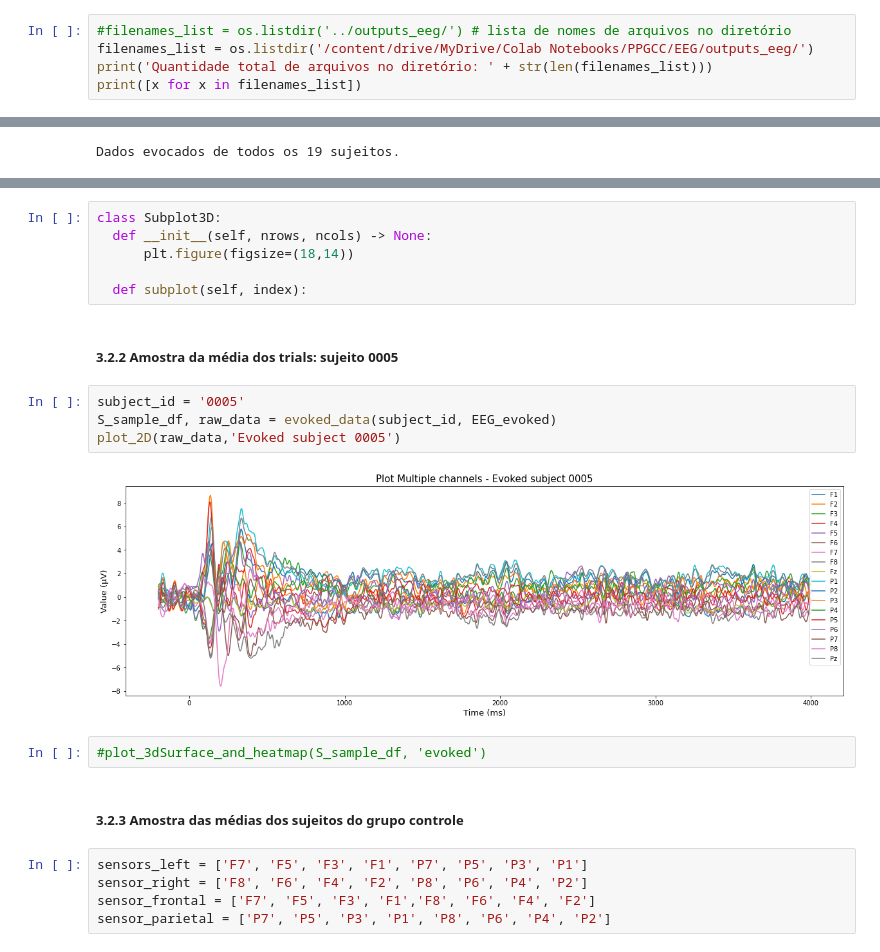
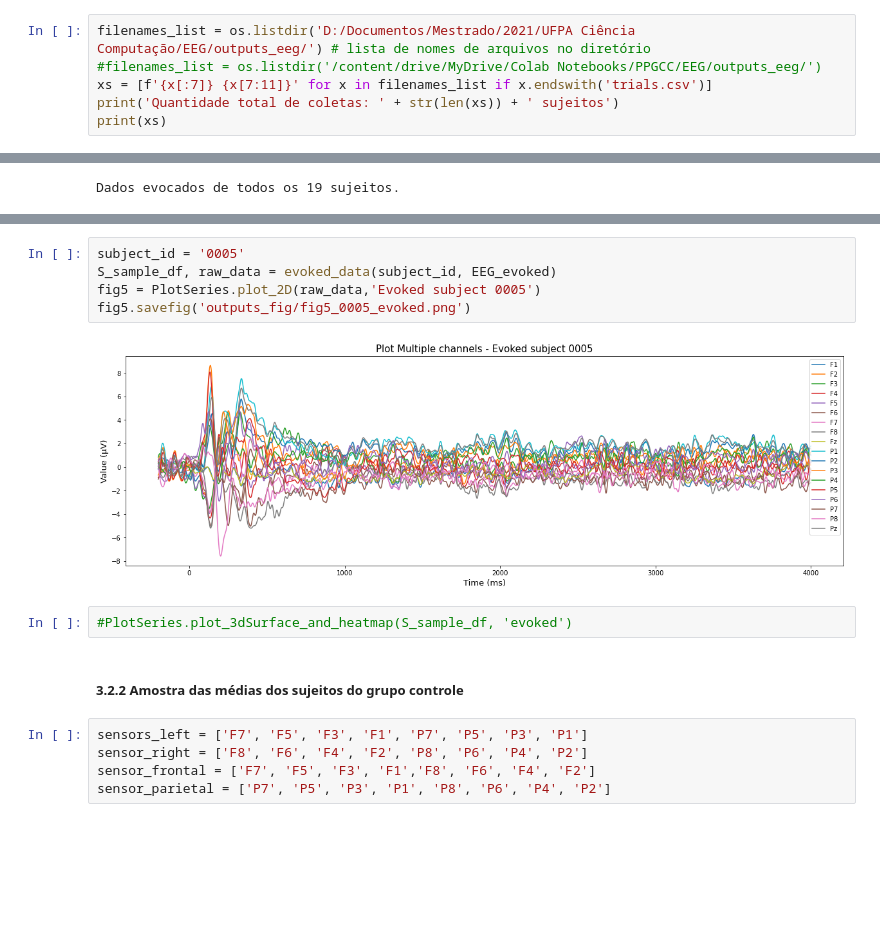
Before and after one commit to abner-lucas/EEG-Time-Series-Prediction, a Jupyter notebook: notebooks/visualization_outputs_eeg.ipynb, the cells around one changed output, grey strips where cells are left out. Saved outputs shown, nothing was run; the diff lists cells and outputs as text; blank space fills up the shorter version.

```diff
--- a/notebooks/visualization_outputs_eeg.ipynb
+++ b/notebooks/visualization_outputs_eeg.ipynb
@@ -58,6 +50,7 @@ Mounted at /content/drive
 # %%
-#filenames_list = os.listdir('../outputs_eeg/') # lista de nomes de arquivos no diretório
-filenames_list = os.listdir('/content/drive/MyDrive/Colab Notebooks/PPGCC/EEG/outputs_eeg/')
-print('Quantidade total de arquivos no diretório: ' + str(len(filenames_list)))
-print([x for x in filenames_list])
+filenames_list = os.listdir('D:/Documentos/Mestrado/2021/UFPA Ciência Computação/EEG/outputs_eeg/') # lista de nomes de arquivos no diretório
+#filenames_list = os.listdir('/content/drive/MyDrive/Colab Notebooks/PPGCC/EEG/outputs_eeg/')
+xs = [f'{x[:7]} {x[7:11]}' for x in filenames_list if x.endswith('trials.csv')]
+print('Quantidade total de coletas: ' + str(len(xs)) + ' sujeitos')
+print(xs)
 # %% [output]
@@ -481,21 +186,14 @@ def mean_evokeds(EEG_data):
-# %%
-class Subplot3D:
-  def __init__(self, nrows, ncols) -> None:
-      plt.figure(figsize=(18,14))
-
-  def subplot(self, index):
+# %%
+subject_id = '0005'
+S_sample_df, raw_data = evoked_data(subject_id, EEG_evoked)
+fig5 = PlotSeries.plot_2D(raw_data,'Evoked subject 0005')
+fig5.savefig('outputs_fig/fig5_0005_evoked.png')
+# %% [output]
+[figure, added]
+# %%
+#PlotSeries.plot_3dSurface_and_heatmap(S_sample_df, 'evoked')
 # %% [markdown]
-##### <a id='s2_a1'>3.2.2 Amostra da média dos trials: sujeito 0005</a>
+##### <a id='s2_a2'>3.2.2 Amostra das médias dos sujeitos do grupo controle</a>
-# %%
-subject_id = '0005'
-S_sample_df, raw_data = evoked_data(subject_id, EEG_evoked)
-plot_2D(raw_data,'Evoked subject 0005')
-# %% [output]
-[figure, removed]
-# %%
-#plot_3dSurface_and_heatmap(S_sample_df, 'evoked')
-# %% [markdown]
-##### <a id='s2_a2'>3.2.3 Amostra das médias dos sujeitos do grupo controle</a>
 # %%
 sensors_left = ['F7', 'F5', 'F3', 'F1', 'P7', 'P5', 'P3', 'P1']
 sensor_right = ['F8', 'F6', 'F4', 'F2', 'P8', 'P6', 'P4', 'P2']
```
Also changed, not shown: parts of 41 cells of this notebook, 12 other files.
